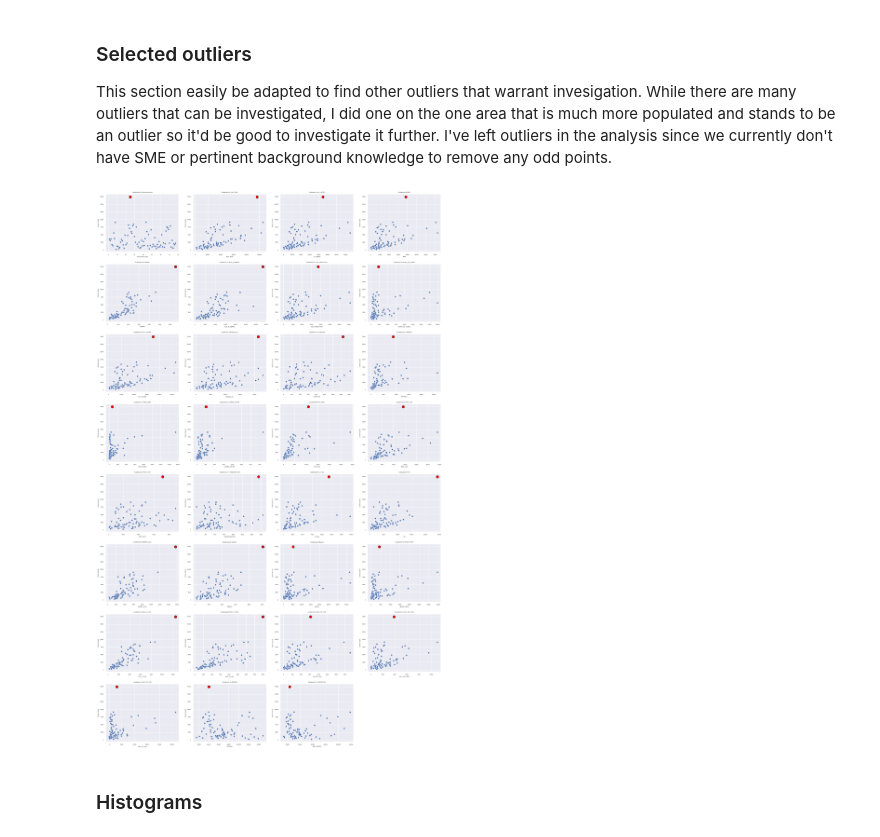
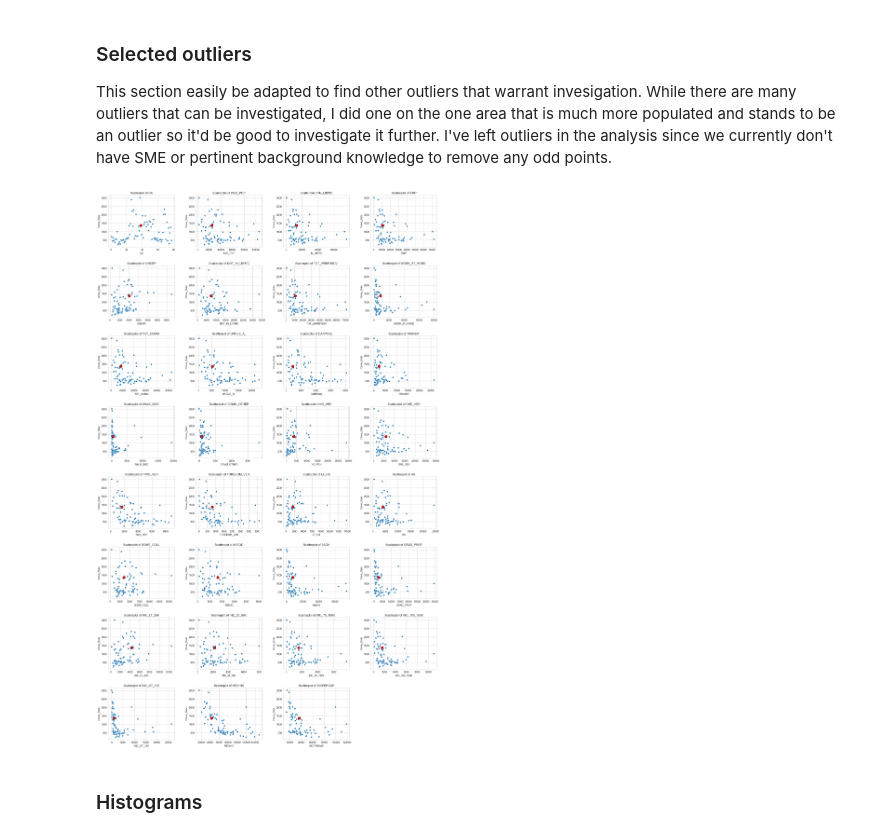
Before and after one commit to VanDang003/Analysis-of-Crime-and-Socioeconomic-Factors-in-Chicago, a Jupyter notebook: EDA.ipynb, the cells around one changed output. Drawn from its saved outputs; the diff is of its cells as text; code cells hidden in the pictures.

```diff
--- a/EDA.ipynb
+++ b/EDA.ipynb
@@ -30,12 +30,18 @@ Dataset Metadata:
 # %% [markdown]
 ## Socioeconomic Community Snapshot Data from CSV file
 # %%
-# make sure to install these packages before running:
+'''# make sure to install these packages before running:
 # pip install pandas
 # pip install sodapy
 
 path_css = 'data/comm_snapshot/Community_Data_Snapshots_2024_3269398054420983008.csv'
+data_css = pd.read_csv(path_css, header=0)'''
+from used_packages import *
+from utils import *
+
+path_css = 'data/comm_snapshot/CCA - Community_Data_Snapshots_2024_3269398054420983008.csv'
 data_css = pd.read_csv(path_css, header=0)
+data_css['GEOID'] = data_css['GEOID'].astype('category')
 # %% [markdown]
 ## Crime Data from API
 # %%
@@ -239,16 +202,16 @@ crimes_2015[crimes_2015.duplicated()]
 #data_css.head(10) - community snapshot
 #crimes_2015.head(10) - crime
 
-css = data_css[['GEOID', '2020_POP', \
-                'IN_LBFRC', 'EMP', 'UNEMP', 'NOT_IN_LBFRC', #Employment predictors
-                'TOT_WRKR16OV', 'WORK_AT_HOME' , 'TOT_COMM', 'DROVE_AL', 'CARPOOL', 'TRANSIT', 'WALK_BIKE', 'COMM_OTHER', #transit predictors
-                'NO_VEH', 'ONE_VEH', 'TWO_VEH', 'THREEOM_VEH', #vehicle/transit predictors cont.
-                'LT_HS', 'HS', 'SOME_COLL', 'ASSOC', 'BACH', 'GRAD_PROF', #Education predictors
-                'INC_LT_25K', 'INC_25_50K', 'INC_75_100K', 'INC_100_150K', 'INC_GT_150', 'MEDINC', 'INCPERCAP']] #Income predictors
+css = [ 'CA', 'Crime_Rate', '2020_POP', \
+        'IN_LBFRC', 'EMP', 'UNEMP', 'NOT_IN_LBFRC', #Employment predictors
+        'TOT_WRKR16OV', 'WORK_AT_HOME' , 'TOT_COMM', 'DROVE_AL', 'CARPOOL', 'TRANSIT', 'WALK_BIKE', 'COMM_OTHER', #transit predictors
+        'NO_VEH', 'ONE_VEH', 'TWO_VEH', 'THREEOM_VEH', #vehicle/transit predictors cont.
+        'LT_HS', 'HS', 'SOME_COLL', 'ASSOC', 'BACH', 'GRAD_PROF', #Education predictors
+        'INC_LT_25K', 'INC_25_50K', 'INC_75_100K', 'INC_100_150K', 'INC_GT_150', 'MEDINC', 'INCPERCAP'] #Income predictors
 
-
+'''
 # Drop rows with missing community area values
-crimes = crimes_2015[['Community Area', 'Primary Type']]
+crimes = data_csv_clean[['Community Area', 'Primary Type']]
 crimes = crimes.dropna(subset=['Community Area'])
 
 # Aggregate crime count by Community Area
@@ -258,10 +221,10 @@ crime_counts = crimes.groupby("Community Area").size().reset_index(name="Crime C
 # Merge with community data using GEOID (Community Area ID)
 print("Merging with community data...")
 css = css.rename(columns={'GEOID': 'Community Area'})  # Rename for easier merge
-merged_df = css.merge(crime_counts, on="Community Area", how="left")
+merged_df = css.merge(crime_counts, on="Community Area", how="left")'''
 
 # Fill NaN crime counts with 0 (for community areas without crime records)
-merged_df["Crime Count"] = merged_df["Crime Count"].fillna(0)
+merged_df = merged_df1[css]
 
 merged_df.info()
 # %% [output]
@@ -296,9 +259,11 @@ fig, axes = plt.subplots(rows, 4, figsize=(20, rows * 4))
 axes = axes.flatten()
 
 # Create boxplots
-for i, col in enumerate(merged_df):
+for i, col in enumerate(merged_df.drop(columns=['CA'])):
     sns.boxplot(y=merged_df[col], ax=axes[i])
-    axes[i].set_title(f'Boxplot of {col}')
+    axes[i].set_title(f'{col}', fontsize=18)  # Increased font size
+    axes[i].set_ylabel('')
+    axes[i].grid(False)  # Remove grid for each subplot
 
 # Remove any empty subplots
 for j in range(i + 1, len(axes)):
@@ -306,5 +271,6 @@ for j in range(i + 1, len(axes)):
 
 # Adjust layout
 plt.tight_layout()
+plt.savefig('eda_boxplots.pdf')
 plt.show()
 # %% [output]
@@ -315,7 +281,7 @@ Early EDA shows a handful of outliers in most predictors.
 ### Scatterplot of Predictors
 # %%
 # Define grid size (adjust based on the number of columns)
-df_sans_crime = merged_df.columns.drop('Crime Count')
+df_sans_crime = merged_df.columns.drop('Crime_Rate')
 num_cols = len(df_sans_crime)
 rows = (num_cols // 4) + (num_cols % 4 > 0)
 
@@ -325,7 +291,7 @@ axes = axes.flatten()
 
 # Create scatterplots
 for i, col in enumerate(df_sans_crime): #Use df_sans_crime to exclude crime count
-    sns.scatterplot(x = merged_df[col], y = merged_df['Crime Count'], data=merged_df, ax=axes[i])
+    sns.scatterplot(x = merged_df[col], y = merged_df['Crime_Rate'], data=merged_df, ax=axes[i])
     axes[i].set_title(f'Scatterplot of {col}')
 
 # Remove any empty subplots
@@ -356,32 +323,32 @@ There's a lot of correlation between similar predictors. We'll likely have to ma
 ### Selected outliers
 This section easily be adapted to find other outliers that warrant invesigation. While there are many outliers that can be investigated, I did one on the one area that is much more populated and stands to be an outlier so it'd be good to investigate it further. I've left outliers in the analysis since we currently don't have SME or pertinent background knowledge to remove any odd points.
 # %%
-largest_area = merged_df.loc[merged_df['Crime Count'].idxmax(), 'Community Area']
+largest_area = merged_df.loc[merged_df['Crime_Rate'].idxmax(), 'CA']
 largest_area #Community Area 25
 
 # Set figure size
 fig, axes = plt.subplots(rows, 4, figsize=(20, rows * 4))
 axes = axes.flatten()
 
 # Create scatterplots
 for i, col in enumerate(df_sans_crime): #Use df_sans_crime to exclude crime  count
-    sns.scatterplot(x = merged_df[col], y = merged_df['Crime Count'], data=merged_df, ax=axes[i])
+    sns.scatterplot(x = merged_df[col], y = merged_df['Crime_Rate'], data=merged_df, ax=axes[i])
     axes[i].set_title(f'Scatterplot of {col}')
 
     # Highlight a specific point
     axes[i].scatter(
-        merged_df[col].iloc[largest_area], merged_df['Crime Count'].iloc[largest_area],
+        merged_df[col].loc[largest_area], merged_df['Crime_Rate'].loc[largest_area],
         color='red', s=100, edgecolors='black', label="Highlighted Point"
     )
 
 # Remove any empty subplots
 for j in range(i + 1, len(axes)):
     fig.delaxes(axes[j])
 
 plt.tight_layout(pad=3)
 plt.show()
 # %% [output]
-[figure, old version]
+[figure, new version]
 # %% [markdown]
 ### Histograms
 # %%
```
Also changed, not shown: parts of 22 cells of this notebook, 4 other files.
